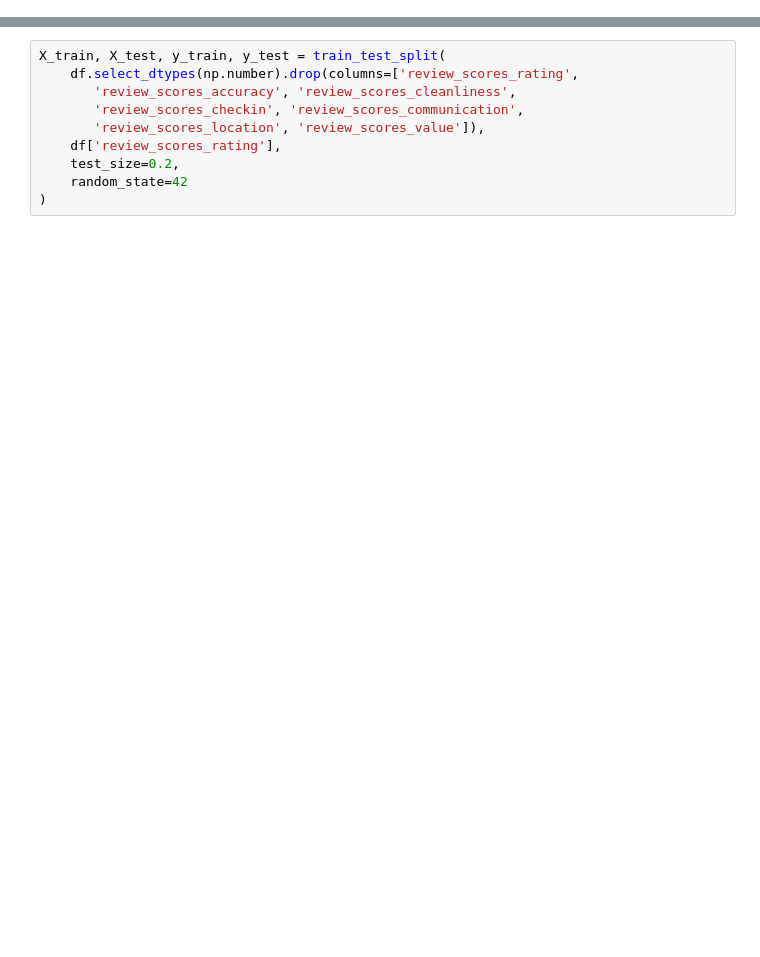
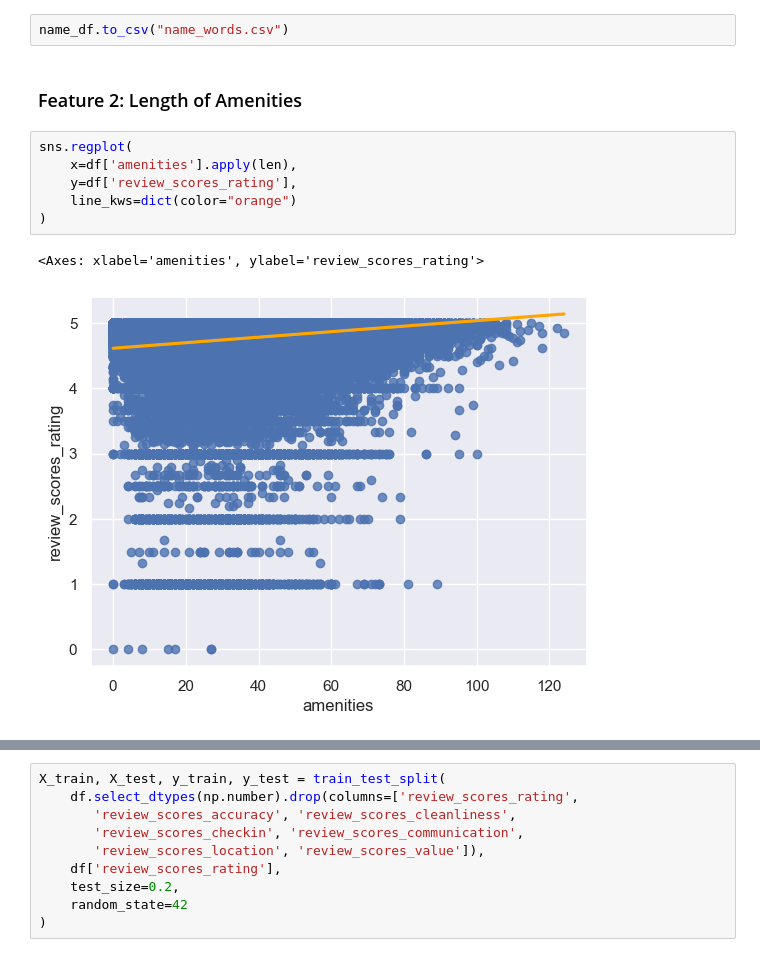
Before and after one commit to doanhandonly/RAD-CSE151A-Project, a Jupyter notebook: model/base_model.ipynb, the cells around one changed output, grey strips where cells are left out. Saved outputs shown, nothing was run; the diff lists cells and outputs as text; blank space fills up the shorter version.

```diff
--- a/model/base_model.ipynb
+++ b/model/base_model.ipynb
@@ -8,0 +263,13 @@ from sklearn.metrics import mean_absolute_error, mean_squared_error
+# %%
+name_df.to_csv("name_words.csv")
+# %% [markdown]
+### Feature 2: Length of Amenities
+# %%
+sns.regplot(
+    x=df['amenities'].apply(len),
+    y=df['review_scores_rating'],
+    line_kws=dict(color="orange")
+)
+# %% [output]
+<Axes: xlabel='amenities', ylabel='review_scores_rating'>
+[figure, added]
```
Also changed, not shown: parts of 68 cells of this notebook.
